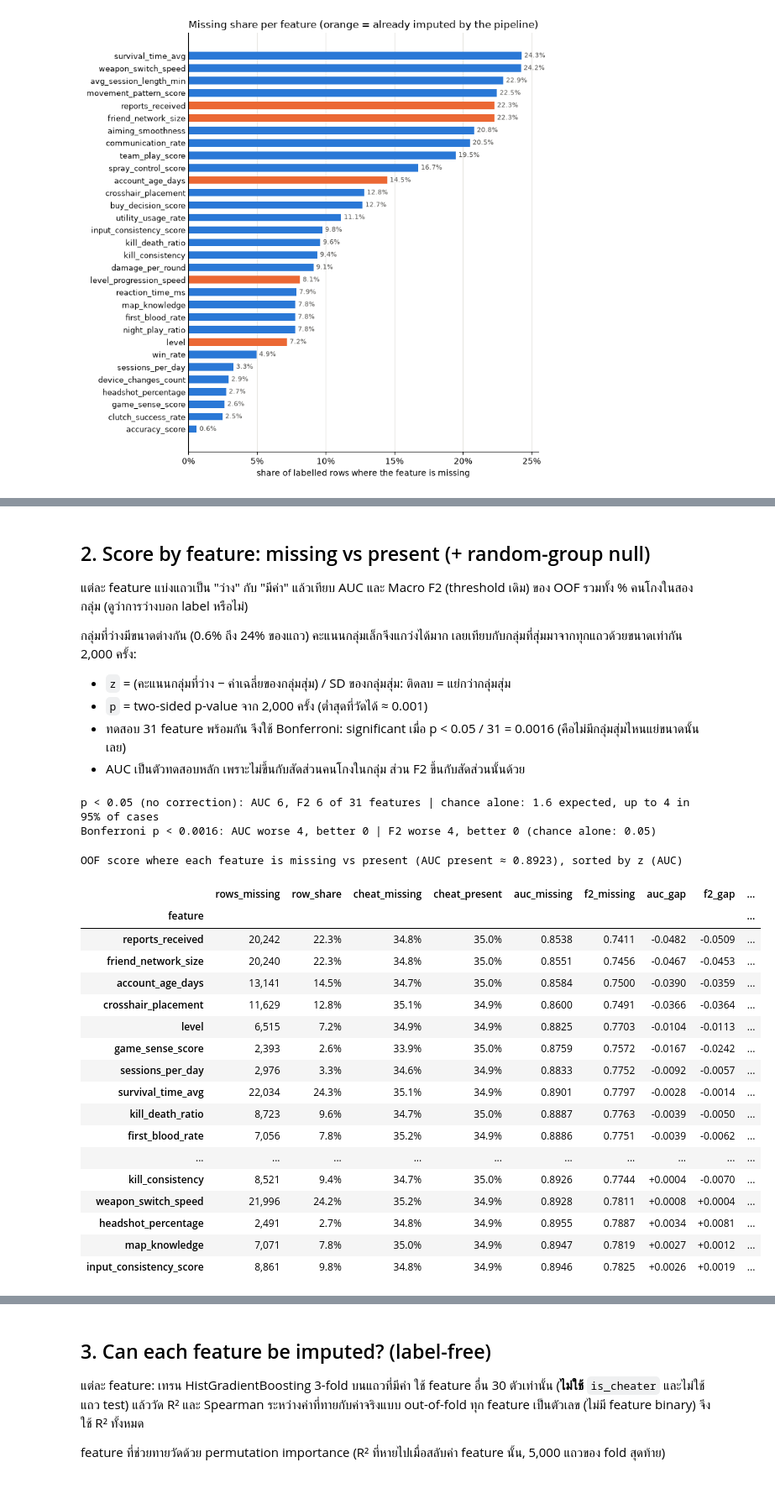
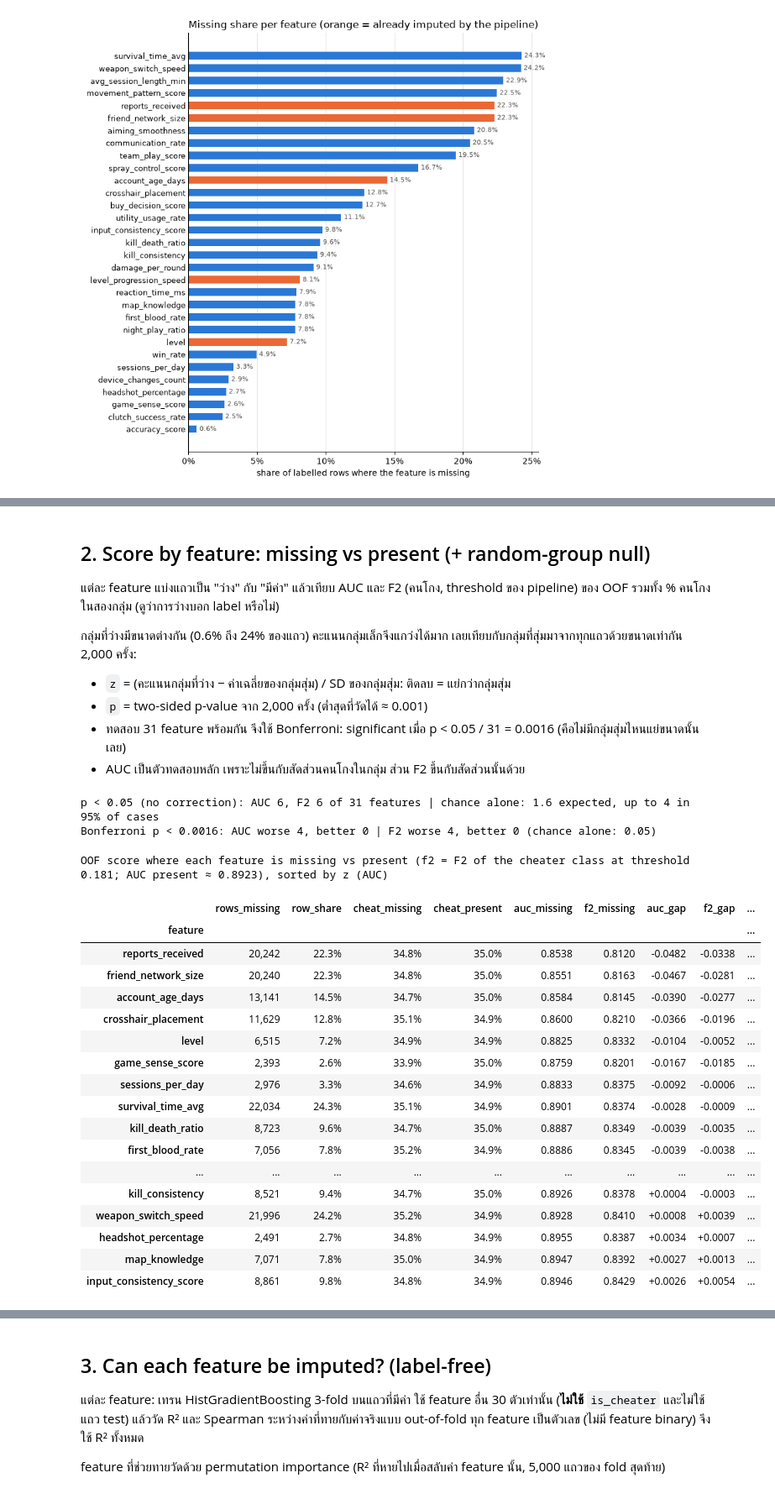
Before and after one commit to Kawi-HBLI/player-intelligence-system-cpe342, a Jupyter notebook: Task1/eda/missing_eda.ipynb, the cells around one changed output, grey strips where cells are left out. Shown at 84% size. Saved outputs shown, nothing was run; the diff lists cells and outputs as text; code cells hidden in the pictures.

```diff
--- a/Task1/eda/missing_eda.ipynb
+++ b/Task1/eda/missing_eda.ipynb
@@ -129,7 +134,7 @@ for g in range(10):
     m = group == g
     auc, f2 = scores(m)
     rows.append({'missing features': '9+' if g == 9 else str(g), 'rows': int(m.sum()), 'row_share': m.mean(),
-                 'cheater_share': y[m].mean(), 'AUC': auc, 'macro F2': f2})
+                 'cheater_share': y[m].mean(), 'AUC': auc, 'F2 (cheater)': f2})
 by_count = pd.DataFrame(rows).set_index('missing features')
 
 fig, (a1, a2) = plt.subplots(1, 2, figsize=(12, 4))
@@ -139,7 +144,7 @@ a1.set_xlabel('missing features in the row'); a1.set_ylabel('share of rows')
 a1.set_title('How many features are missing per row?', loc='left')
 a1.tick_params(axis='x', length=0); tidy(a1)
 a2.plot(by_count.index, by_count['AUC'], marker='o', color=BLUE, linewidth=2, label='AUC')
-a2.plot(by_count.index, by_count['macro F2'], marker='o', color=ORANGE, linewidth=2, label='macro F2 (current threshold)')
+a2.plot(by_count.index, by_count['F2 (cheater)'], marker='o', color=ORANGE, linewidth=2, label='F2 (cheater), current threshold')
 a2.set_xlabel('missing features in the row'); a2.set_ylabel('OOF score in the group')
 a2.set_title('OOF score falls as more features are missing', loc='left')
 a2.legend(frameon=False); a2.tick_params(axis='x', length=0); tidy(a2)
@@ -147,6 +152,6 @@ plt.tight_layout()
 plt.show()
 
 (by_count.style
-    .format({'rows': '{:,}', 'row_share': '{:.1%}', 'cheater_share': '{:.1%}', 'AUC': '{:.4f}', 'macro F2': '{:.4f}'})
+    .format({'rows': '{:,}', 'row_share': '{:.1%}', 'cheater_share': '{:.1%}', 'AUC': '{:.4f}', 'F2 (cheater)': '{:.4f}'})
     .set_caption('OOF score by number of missing features per row'))
 # %% [output]
@@ -171,0 +184,29 @@ Only 1.8% of rows are complete. On average 3.7 of the 31 features are missing pe
+# %%
+GROUPS = ['0-2', '3-4', '5-6', '7+']
+grp = np.select([n_missing <= 2, n_missing <= 4, n_missing <= 6], GROUPS[:3], GROUPS[3])
+rows = []
+per_group_in = np.zeros(len(y), int)
+for g in GROUPS:
+    m = grp == g
+    t_g, f_g = _threshold(y[m], p[m])
+    per_group_in[m] = p[m] >= t_g
+    rows.append({'group': g, 'rows': int(m.sum()), 'best threshold': t_g, 'F2 at best': f_g,
+                 'F2 at global threshold': fbeta_score(y[m], pred[m], beta=2)})
+by_group = pd.DataFrame(rows).set_index('group')
+by_group['gain'] = by_group['F2 at best'] - by_group['F2 at global threshold']
+
+folds = list(StratifiedKFold(n_splits=3, shuffle=True, random_state=342).split(np.zeros(len(y)), y))  # the pipeline's folds
+honest_global, honest_group = np.zeros(len(y), int), np.zeros(len(y), int)
+for a, b in folds:
+    honest_global[b] = p[b] >= _threshold(y[a], p[a])[0]
+    for g in GROUPS:
+        ga, gb = a[grp[a] == g], b[grp[b] == g]
+        honest_group[gb] = p[gb] >= _threshold(y[ga], p[ga])[0]
+summary_1b = pd.Series({'one threshold, in-sample': f2_all, 'per group, in-sample': fbeta_score(y, per_group_in, beta=2),
+                        'one threshold, honest': fbeta_score(y, honest_global, beta=2),
+                        'per group, honest': fbeta_score(y, honest_group, beta=2)}, name='F2 (cheater)')
+print(' | '.join(f"{k} {v:.4f}" for k, v in summary_1b.items()))
+print(f"per group vs one threshold, honest: {summary_1b['per group, honest'] - summary_1b['one threshold, honest']:+.4f}")
+(by_group.style
+    .format({'rows': '{:,}', 'best threshold': '{:.3f}', 'F2 at best': '{:.4f}', 'F2 at global threshold': '{:.4f}', 'gain': '{:+.4f}'})
+    .set_caption(f'Best threshold per missing-count group (in-sample; global threshold {threshold:.3f})'))
@@ -172,7 +228,7 @@ Only 1.8% of rows are complete. On average 3.7 of the 31 features are missing pe
 # %% [markdown]
 ## 2. Score by feature: missing vs present (+ random-group null)
 
-แต่ละ feature แบ่งแถวเป็น "ว่าง" กับ "มีค่า" แล้วเทียบ AUC และ Macro F2 (threshold เดิม) ของ OOF รวมทั้ง % คนโกงในสองกลุ่ม (ดูว่าการว่างบอก label หรือไม่)
+แต่ละ feature แบ่งแถวเป็น "ว่าง" กับ "มีค่า" แล้วเทียบ AUC และ F2 (คนโกง, threshold ของ pipeline) ของ OOF รวมทั้ง % คนโกงในสองกลุ่ม (ดูว่าการว่างบอก label หรือไม่)
 
 กลุ่มที่ว่างมีขนาดต่างกัน (0.6% ถึง 24% ของแถว) คะแนนกลุ่มเล็กจึงแกว่งได้มาก เลยเทียบกับกลุ่มที่สุ่มมาจากทุกแถวด้วยขนาดเท่ากัน 2,000 ครั้ง:
 - `z` = (คะแนนกลุ่มที่ว่าง − ค่าเฉลี่ยของกลุ่มสุ่ม) / SD ของกลุ่มสุ่ม: ติดลบ = แย่กว่ากลุ่มสุ่ม
@@ -209,7 +265,7 @@ for d in range(D):
         n1 = pos.sum(); n0 = n - n1
         null_auc[d, j] = (r[pos].sum() - n1 * (n1 + 1) / 2) / (n1 * n0)
         tp = np.sum(pos & (preds_s == 1)); fp = np.sum(m & (ys == 0) & (preds_s == 1))
-        null_f2[d, j] = macro_f2(tp, fp, n1 - tp, n0 - fp)
+        null_f2[d, j] = f2_cheater(tp, fp, n1 - tp)
     if d == 0:  # check the fast AUC against sklearn on the first draw
         chosen = np.zeros(len(y), bool); chosen[order[rank < sizes[0]]] = True
         assert abs(null_auc[0, 0] - roc_auc_score(y[chosen], p[chosen])) < 1e-6
@@ -217,51 +273,52 @@ for d in range(D):
 
 def null_test(obs, null):
     low = (1 + (null <= obs).sum(0)) / (D + 1)
     high = (1 + (null >= obs).sum(0)) / (D + 1)
     return np.minimum(1, 2 * np.minimum(low, high)), (obs - null.mean(0)) / null.std(0)
 
 
 by_feat['p_auc'], by_feat['z_auc'] = null_test(by_feat['auc_missing'].to_numpy(), null_auc)
 by_feat['p_f2'], by_feat['z_f2'] = null_test(by_feat['f2_missing'].to_numpy(), null_f2)
 BONF = 0.05 / len(feats)
 by_feat['sig_auc'] = np.where(by_feat['p_auc'] < BONF, np.where(by_feat['z_auc'] < 0, 'worse', 'better'), '')
 by_feat['sig_f2'] = np.where(by_feat['p_f2'] < BONF, np.where(by_feat['z_f2'] < 0, 'worse', 'better'), '')
 by_feat = by_feat.sort_values('z_auc')
 
 k95 = int(binom.ppf(0.95, len(feats), 0.05))
 print(f"p < 0.05 (no correction): AUC {(by_feat['p_auc'] < 0.05).sum()}, F2 {(by_feat['p_f2'] < 0.05).sum()} of {len(feats)} features | "
       f"chance alone: {len(feats) * 0.05:.1f} expected, up to {k95} in 95% of cases")
 print(f"Bonferroni p < {BONF:.4f}: AUC worse {(by_feat['sig_auc'] == 'worse').sum()}, better {(by_feat['sig_auc'] == 'better').sum()} | "
       f"F2 worse {(by_feat['sig_f2'] == 'worse').sum()}, better {(by_feat['sig_f2'] == 'better').sum()} (chance alone: {len(feats) * BONF:.2f})")
 
 (by_feat.drop(columns=['auc_present', 'f2_present']).style
     .format({'rows_missing': '{:,}', 'row_share': '{:.1%}', 'cheat_missing': '{:.1%}', 'cheat_present': '{:.1%}',
              'auc_missing': '{:.4f}', 'f2_missing': '{:.4f}', 'auc_gap': '{:+.4f}', 'f2_gap': '{:+.4f}',
              'p_auc': '{:.4f}', 'z_auc': '{:+.1f}', 'p_f2': '{:.4f}', 'z_f2': '{:+.1f}'})
     .bar(subset='z_auc', align=0, color=[RED, BLUE])
-    .set_caption(f'OOF score where each feature is missing vs present (AUC present ≈ {by_feat.auc_present.median():.4f}), sorted by z (AUC)'))
+    .set_caption(f'OOF score where each feature is missing vs present (f2 = F2 of the cheater class at threshold {threshold:.3f}; '
+                 f'AUC present ≈ {by_feat.auc_present.median():.4f}), sorted by z (AUC)'))
 # %% [output]
 p < 0.05 (no correction): AUC 6, F2 6 of 31 features | chance alone: 1.6 expected, up to 4 in 95% of cases
 Bonferroni p < 0.0016: AUC worse 4, better 0 | F2 worse 4, better 0 (chance alone: 0.05)
-OOF score where each feature is missing vs present (AUC present ≈ 0.8923), sorted by z (AUC)
+OOF score where each feature is missing vs present (f2 = F2 of the cheater class at threshold 0.181; AUC present ≈ 0.8923), sorted by z (AUC)
 |  | rows_missing | row_share | cheat_missing | cheat_present | auc_missing | f2_missing | auc_gap | f2_gap | ... |
 | feature |  |  |  |  |  |  |  |  | ... |
-| reports_received | 20,242 | 22.3% | 34.8% | 35.0% | 0.8538 | 0.7411 | -0.0482 | -0.0509 | ... |
-| friend_network_size | 20,240 | 22.3% | 34.8% | 35.0% | 0.8551 | 0.7456 | -0.0467 | -0.0453 | ... |
-| account_age_days | 13,141 | 14.5% | 34.7% | 35.0% | 0.8584 | 0.7500 | -0.0390 | -0.0359 | ... |
-| crosshair_placement | 11,629 | 12.8% | 35.1% | 34.9% | 0.8600 | 0.7491 | -0.0366 | -0.0364 | ... |
-| level | 6,515 | 7.2% | 34.9% | 34.9% | 0.8825 | 0.7703 | -0.0104 | -0.0113 | ... |
-| game_sense_score | 2,393 | 2.6% | 33.9% | 35.0% | 0.8759 | 0.7572 | -0.0167 | -0.0242 | ... |
-| sessions_per_day | 2,976 | 3.3% | 34.6% | 34.9% | 0.8833 | 0.7752 | -0.0092 | -0.0057 | ... |
-| survival_time_avg | 22,034 | 24.3% | 35.1% | 34.9% | 0.8901 | 0.7797 | -0.0028 | -0.0014 | ... |
-| kill_death_ratio | 8,723 | 9.6% | 34.7% | 35.0% | 0.8887 | 0.7763 | -0.0039 | -0.0050 | ... |
-| first_blood_rate | 7,056 | 7.8% | 35.2% | 34.9% | 0.8886 | 0.7751 | -0.0039 | -0.0062 | ... |
+| reports_received | 20,242 | 22.3% | 34.8% | 35.0% | 0.8538 | 0.8120 | -0.0482 | -0.0338 | ... |
+| friend_network_size | 20,240 | 22.3% | 34.8% | 35.0% | 0.8551 | 0.8163 | -0.0467 | -0.0281 | ... |
+| account_age_days | 13,141 | 14.5% | 34.7% | 35.0% | 0.8584 | 0.8145 | -0.0390 | -0.0277 | ... |
+| crosshair_placement | 11,629 | 12.8% | 35.1% | 34.9% | 0.8600 | 0.8210 | -0.0366 | -0.0196 | ... |
+| level | 6,515 | 7.2% | 34.9% | 34.9% | 0.8825 | 0.8332 | -0.0104 | -0.0052 | ... |
+| game_sense_score | 2,393 | 2.6% | 33.9% | 35.0% | 0.8759 | 0.8201 | -0.0167 | -0.0185 | ... |
+| sessions_per_day | 2,976 | 3.3% | 34.6% | 34.9% | 0.8833 | 0.8375 | -0.0092 | -0.0006 | ... |
+| survival_time_avg | 22,034 | 24.3% | 35.1% | 34.9% | 0.8901 | 0.8374 | -0.0028 | -0.0009 | ... |
+| kill_death_ratio | 8,723 | 9.6% | 34.7% | 35.0% | 0.8887 | 0.8349 | -0.0039 | -0.0035 | ... |
+| first_blood_rate | 7,056 | 7.8% | 35.2% | 34.9% | 0.8886 | 0.8345 | -0.0039 | -0.0038 | ... |
 | ... | ... | ... | ... | ... | ... | ... | ... | ... | ... |
-| kill_consistency | 8,521 | 9.4% | 34.7% | 35.0% | 0.8926 | 0.7744 | +0.0004 | -0.0070 | ... |
-| weapon_switch_speed | 21,996 | 24.2% | 35.2% | 34.9% | 0.8928 | 0.7811 | +0.0008 | +0.0004 | ... |
-| headshot_percentage | 2,491 | 2.7% | 34.8% | 34.9% | 0.8955 | 0.7887 | +0.0034 | +0.0081 | ... |
-| map_knowledge | 7,071 | 7.8% | 35.0% | 34.9% | 0.8947 | 0.7819 | +0.0027 | +0.0012 | ... |
-| input_consistency_score | 8,861 | 9.8% | 34.8% | 34.9% | 0.8946 | 0.7825 | +0.0026 | +0.0019 | ... |
+| kill_consistency | 8,521 | 9.4% | 34.7% | 35.0% | 0.8926 | 0.8378 | +0.0004 | -0.0003 | ... |
+| weapon_switch_speed | 21,996 | 24.2% | 35.2% | 34.9% | 0.8928 | 0.8410 | +0.0008 | +0.0039 | ... |
+| headshot_percentage | 2,491 | 2.7% | 34.8% | 34.9% | 0.8955 | 0.8387 | +0.0034 | +0.0007 | ... |
+| map_knowledge | 7,071 | 7.8% | 35.0% | 34.9% | 0.8947 | 0.8392 | +0.0027 | +0.0013 | ... |
+| input_consistency_score | 8,861 | 9.8% | 34.8% | 34.9% | 0.8946 | 0.8429 | +0.0026 | +0.0054 | ... |
 # %%
 zz = by_feat.sort_values('z_auc', ascending=False)  # barh draws bottom-up, so the most negative ends on top
 z_bonf = norm.ppf(1 - BONF / 2)
```
Also changed, not shown: parts of 25 cells of this notebook, 1 other file.
